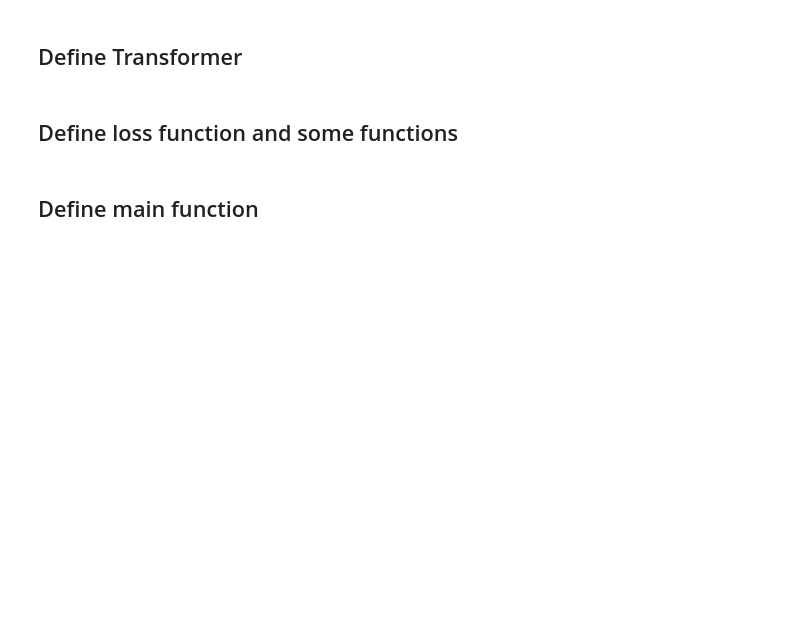
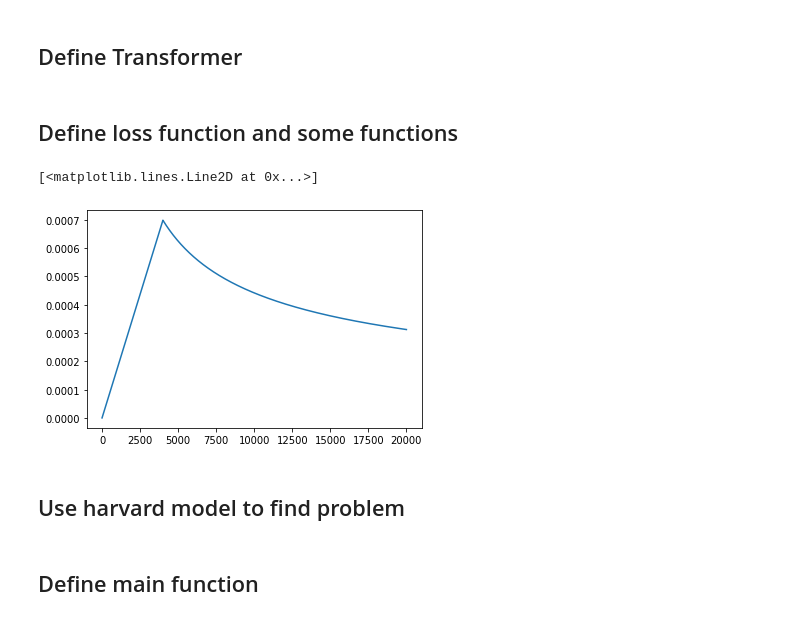
Before and after one commit to drumpt/Transformer, a Jupyter notebook: main.ipynb, the cells around one changed output. Cells and saved outputs as stored; diff of their text form; code cells hidden in the pictures; blank space fills up the shorter version.

Commit message:
Modify train method

```diff
--- a/main.ipynb
+++ b/main.ipynb
@@ -316,31 +333,49 @@ class Transformer(nn.Module):
 # %% [markdown]
 ## Define loss function and some functions
 # %%
-class LabelSmoothingsLoss(nn.Module):
-    def __init__(self, num_classes, smoothing, dim, is_train):
-        super().__init__()
-        self.confidence = 1 - smoothing
-        self.smoothing = smoothing
-        self.num_classes = num_classes
-        self.dim = dim
-        self.is_train = is_train
+# class LabelSmoothingsLoss(nn.Module):
+#     def __init__(self, num_classes, smoothing, dim, is_train):
+#         super().__init__()
+#         self.confidence = 1 - smoothing
+#         self.smoothing = smoothing
+#         self.num_classes = num_classes
+#         self.dim = dim
+#         self.is_train = is_train
 
-    def forward(self, pred, target, pad_start_idx_list = None):
-        pred = torch.log(pred.clone().detach().requires_grad_(True))
-        true_dist = torch.zeros_like(pred)
-        true_dist.fill_(self.smoothing / (self.num_classes - 1))
-        true_dist.scatter_(self.dim, target.data.unsqueeze(self.dim), self.confidence)
-        return torch.mean(torch.sum(-true_dist * pred, dim = self.dim))
+#     def forward(self, pred, target, pad_start_idx_list = None):
+#         pred = torch.log(pred.clone().detach().requires_grad_(True))
+#         true_dist = torch.zeros_like(pred)
+#         true_dist.fill_(self.smoothing / (self.num_classes - 1))
+#         true_dist.scatter_(self.dim, target.data.unsqueeze(self.dim), self.confidence)
+#         return torch.mean(torch.sum(-true_dist * pred, dim = self.dim))
 
-def get_pad_start_idx_list(tgt_batch):
-    pad_start_idx_list = []
-    for batch_idx in range(tgt_batch.shape[0]):
-        try:
-            pad_start_idx = list(tgt_batch[batch_idx]).index(2) # <pad>
-        except ValueError:
-            pad_start_idx = tgt_batch[batch_idx].shape[0]
-        pad_start_idx_list.append(pad_start_idx)
-    return pad_start_idx_list
+# def get_pad_start_idx_list(tgt_batch):
+#     pad_start_idx_list = []
+#     for batch_idx in range(tgt_batch.shape[0]):
+#         try:
+#             pad_start_idx = list(tgt_batch[batch_idx]).index(2) # <pad>
+#         except ValueError:
+#             pad_start_idx = tgt_batch[batch_idx].shape[0]
+#         pad_start_idx_list.append(pad_start_idx)
+#     return pad_start_idx_list
+
+def get_mask(batch, pad_idx, is_target = False):
+    mask = (batch != pad_idx).unsqueeze(-2).to(device)
+    if is_target:
+        target_mask = np.triu( \
+            np.ones((1, batch.size(-1), batch.size(-1))), \
+            k = 1 \
+        )
+        target_mask = torch.from_numpy(target_mask) == 0
+        mask = mask.to(device) & target_mask.to(device)
+    return mask
 
 def get_learning_rate(model_dim, step_num, warmup_steps):
     return (model_dim ** (-0.5)) * min(step_num ** (-0.5), step_num * (warmup_steps ** (-1.5)))
+
+plt.plot(np.arange(1, 20000), [get_learning_rate(512, i, 4000) for i in range(1, 20000)])
+# %% [output]
+[<matplotlib.lines.Line2D at 0x...>]
+[figure, added]
+# %% [markdown]
+## Use harvard model to find problem
```
Also changed, not shown: parts of 9 cells of this notebook, 1 other file.
